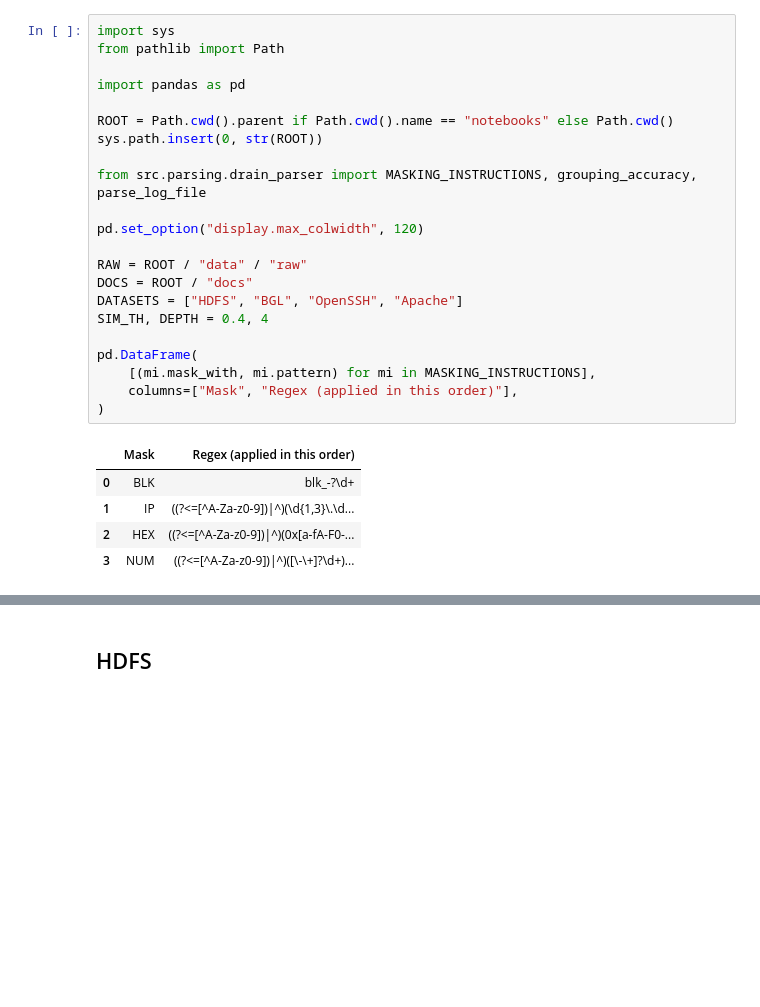
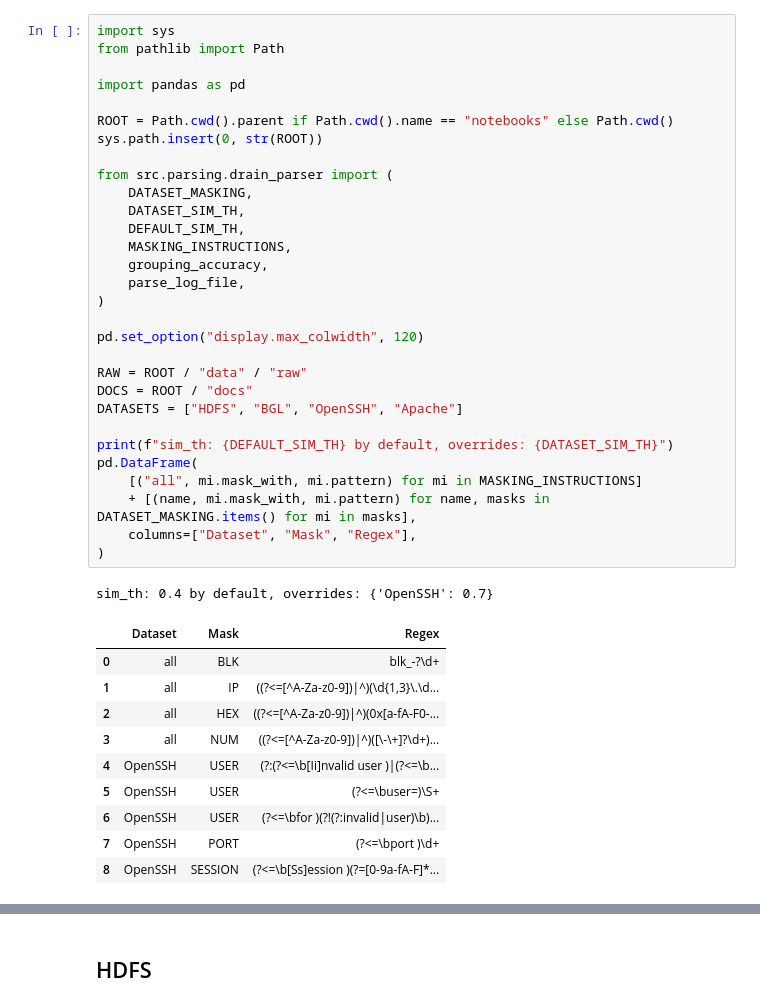
Before and after one commit to Awais866728/log-anomaly-detection, a Jupyter notebook: notebooks/02_parsing.ipynb, the cells around one changed output, grey strips where cells are left out. Cells and saved outputs as stored; diff of their text form; blank space fills up the shorter version.

```diff
--- a/notebooks/02_parsing.ipynb
+++ b/notebooks/02_parsing.ipynb
@@ -13,29 +13,43 @@ All parsing code lives in `src/parsing/drain_parser.py` so the live system can r
 # %%
 import sys
 from pathlib import Path
 
 import pandas as pd
 
 ROOT = Path.cwd().parent if Path.cwd().name == "notebooks" else Path.cwd()
 sys.path.insert(0, str(ROOT))
 
-from src.parsing.drain_parser import MASKING_INSTRUCTIONS, grouping_accuracy, parse_log_file
+from src.parsing.drain_parser import (
+    DATASET_MASKING,
+    DATASET_SIM_TH,
+    DEFAULT_SIM_TH,
+    MASKING_INSTRUCTIONS,
+    grouping_accuracy,
+    parse_log_file,
+)
 
 pd.set_option("display.max_colwidth", 120)
 
 RAW = ROOT / "data" / "raw"
 DOCS = ROOT / "docs"
 DATASETS = ["HDFS", "BGL", "OpenSSH", "Apache"]
-SIM_TH, DEPTH = 0.4, 4
 
+print(f"sim_th: {DEFAULT_SIM_TH} by default, overrides: {DATASET_SIM_TH}")
 pd.DataFrame(
-    [(mi.mask_with, mi.pattern) for mi in MASKING_INSTRUCTIONS],
-    columns=["Mask", "Regex (applied in this order)"],
+    [("all", mi.mask_with, mi.pattern) for mi in MASKING_INSTRUCTIONS]
+    + [(name, mi.mask_with, mi.pattern) for name, masks in DATASET_MASKING.items() for mi in masks],
+    columns=["Dataset", "Mask", "Regex"],
 )
 # %% [output]
+sim_th: 0.4 by default, overrides: {'OpenSSH': 0.7}
-|  | Mask | Regex (applied in this order) |
-| 0 | BLK | blk_-?\d+ |
-| 1 | IP | ((?<=[^A-Za-z0-9])|^)(\d{1,3}\.\d... |
-| 2 | HEX | ((?<=[^A-Za-z0-9])|^)(0x[a-fA-F0-... |
-| 3 | NUM | ((?<=[^A-Za-z0-9])|^)([\-\+]?\d+)... |
+|  | Dataset | Mask | Regex |
+| 0 | all | BLK | blk_-?\d+ |
+| 1 | all | IP | ((?<=[^A-Za-z0-9])|^)(\d{1,3}\.\d... |
+| 2 | all | HEX | ((?<=[^A-Za-z0-9])|^)(0x[a-fA-F0-... |
+| 3 | all | NUM | ((?<=[^A-Za-z0-9])|^)([\-\+]?\d+)... |
+| 4 | OpenSSH | USER | (?:(?<=\b[Ii]nvalid user )|(?<=\b... |
+| 5 | OpenSSH | USER | (?<=\buser=)\S+ |
+| 6 | OpenSSH | USER | (?<=\bfor )(?!(?:invalid|user)\b)... |
+| 7 | OpenSSH | PORT | (?<=\bport )\d+ |
+| 8 | OpenSSH | SESSION | (?<=\b[Ss]ession )(?=[0-9a-fA-F]*... |
 # %%
```
Also changed, not shown: parts of 8 cells of this notebook, 14 other files.
